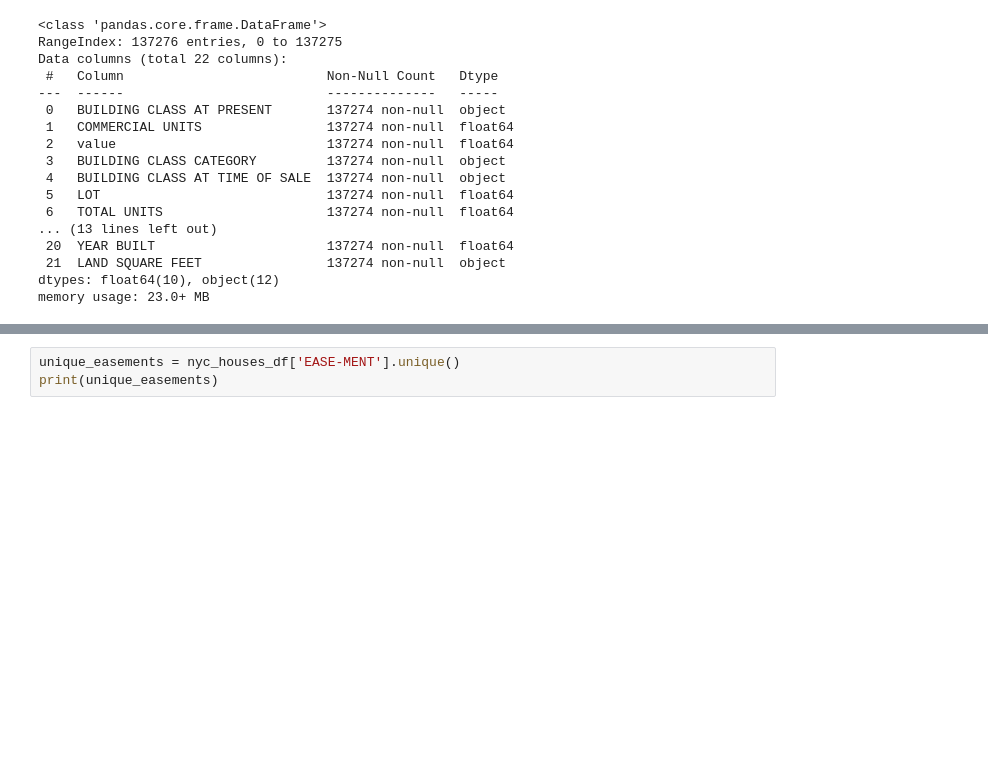
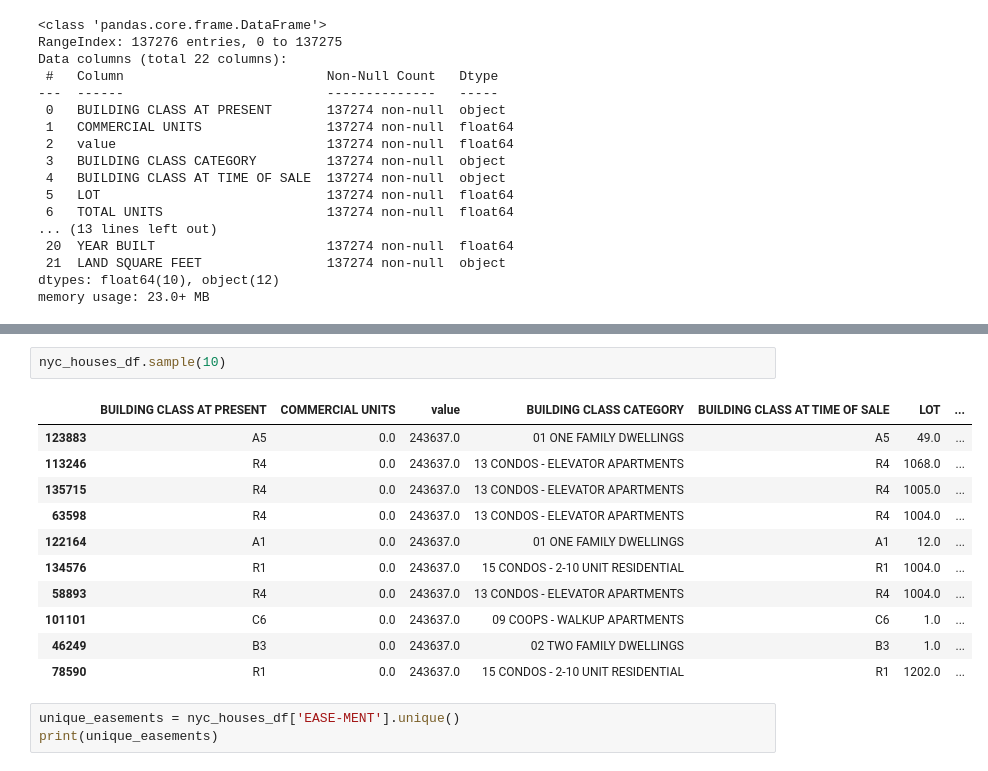
Before and after one commit to alejolondonm/NYC-houses, a Jupyter notebook: DataPreparation/initial-data-scan.ipynb, the cells around one changed output, grey strips where cells are left out. Drawn from its saved outputs; the diff is of its cells as text; blank space fills up the shorter version.

```diff
--- a/DataPreparation/initial-data-scan.ipynb
+++ b/DataPreparation/initial-data-scan.ipynb
@@ -168,3 +114,17 @@ display(second_half_sample)
+# %%
+nyc_houses_df.sample(10)
+# %% [output]
+|  | BUILDING CLASS AT PRESENT | COMMERCIAL UNITS | value | BUILDING CLASS CATEGORY | BUILDING CLASS AT TIME OF SALE | LOT | ... |
+| 123883 | A5 | 0.0 | 243637.0 | 01 ONE FAMILY DWELLINGS | A5 | 49.0 | ... |
+| 113246 | R4 | 0.0 | 243637.0 | 13 CONDOS - ELEVATOR APARTMENTS | R4 | 1068.0 | ... |
+| 135715 | R4 | 0.0 | 243637.0 | 13 CONDOS - ELEVATOR APARTMENTS | R4 | 1005.0 | ... |
+| 63598 | R4 | 0.0 | 243637.0 | 13 CONDOS - ELEVATOR APARTMENTS | R4 | 1004.0 | ... |
+| 122164 | A1 | 0.0 | 243637.0 | 01 ONE FAMILY DWELLINGS | A1 | 12.0 | ... |
+| 134576 | R1 | 0.0 | 243637.0 | 15 CONDOS - 2-10 UNIT RESIDENTIAL | R1 | 1004.0 | ... |
+| 58893 | R4 | 0.0 | 243637.0 | 13 CONDOS - ELEVATOR APARTMENTS | R4 | 1004.0 | ... |
+| 101101 | C6 | 0.0 | 243637.0 | 09 COOPS - WALKUP APARTMENTS | C6 | 1.0 | ... |
+| 46249 | B3 | 0.0 | 243637.0 | 02 TWO FAMILY DWELLINGS | B3 | 1.0 | ... |
+| 78590 | R1 | 0.0 | 243637.0 | 15 CONDOS - 2-10 UNIT RESIDENTIAL | R1 | 1202.0 | ... |
 # %%
 unique_easements = nyc_houses_df['EASE-MENT'].unique()
 print(unique_easements)
```
Also changed, not shown: parts of 6 cells of this notebook, 1 other file.
